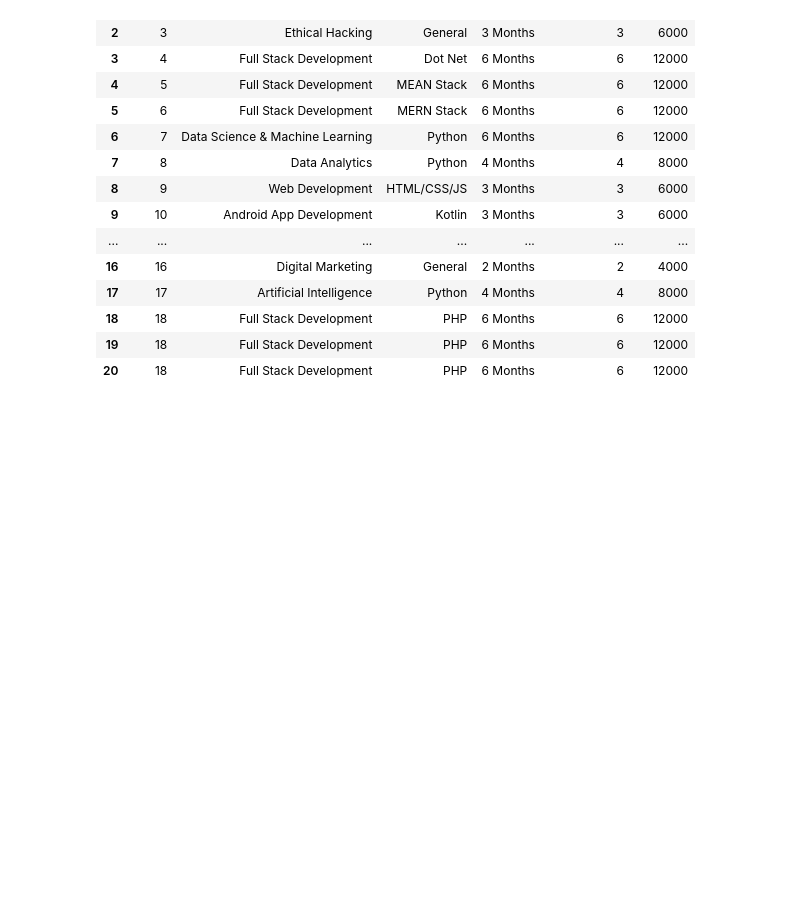
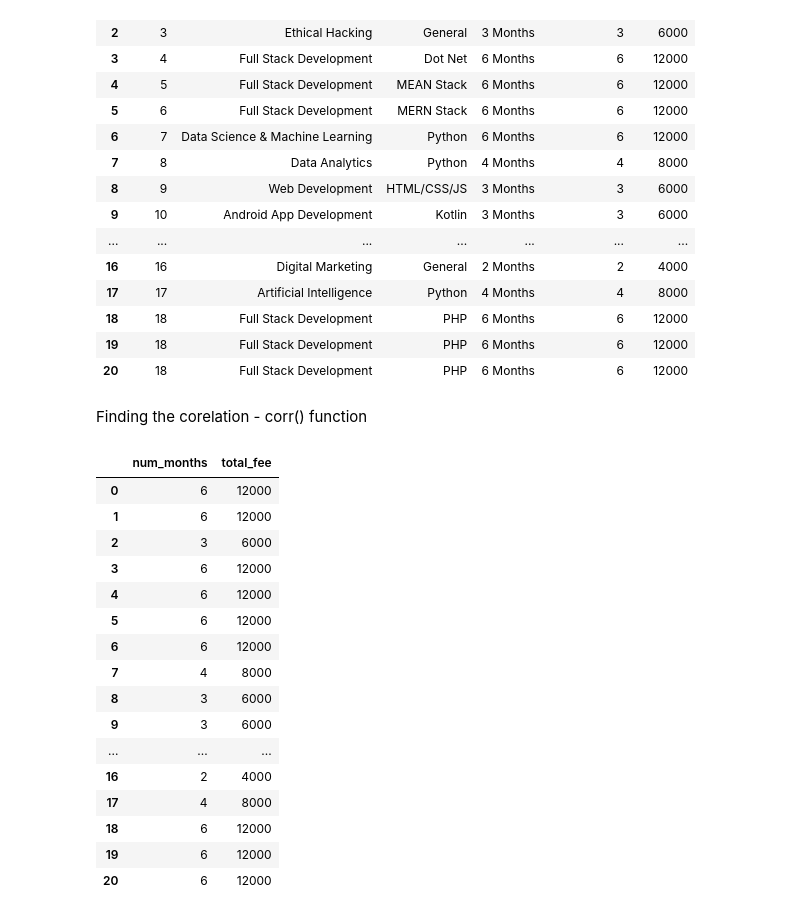
Before and after one commit to waseem123/da-feb-26, a Jupyter notebook: pandas-tutorials/pandas-operations.ipynb, the cells around one changed output. Saved outputs shown, nothing was run; the diff lists cells and outputs as text; code cells hidden in the pictures; blank space fills up the shorter version.

```diff
--- a/pandas-tutorials/pandas-operations.ipynb
+++ b/pandas-tutorials/pandas-operations.ipynb
@@ -89,3 +90,26 @@ df
 | 18 | 18 | Full Stack Development | PHP | 6 Months | 6 | 12000 |
 | 19 | 18 | Full Stack Development | PHP | 6 Months | 6 | 12000 |
 | 20 | 18 | Full Stack Development | PHP | 6 Months | 6 | 12000 |
+# %% [markdown]
+Finding the corelation - corr() function
+# %%
+df_num = df.iloc[0:,4:6]
+df_num
+# %% [output]
+|  | num_months | total_fee |
+| 0 | 6 | 12000 |
+| 1 | 6 | 12000 |
+| 2 | 3 | 6000 |
+| 3 | 6 | 12000 |
+| 4 | 6 | 12000 |
+| 5 | 6 | 12000 |
+| 6 | 6 | 12000 |
+| 7 | 4 | 8000 |
+| 8 | 3 | 6000 |
+| 9 | 3 | 6000 |
+| ... | ... | ... |
+| 16 | 2 | 4000 |
+| 17 | 4 | 8000 |
+| 18 | 6 | 12000 |
+| 19 | 6 | 12000 |
+| 20 | 6 | 12000 |
```
Also changed, not shown: parts of 6 cells of this notebook, 6 other files.
